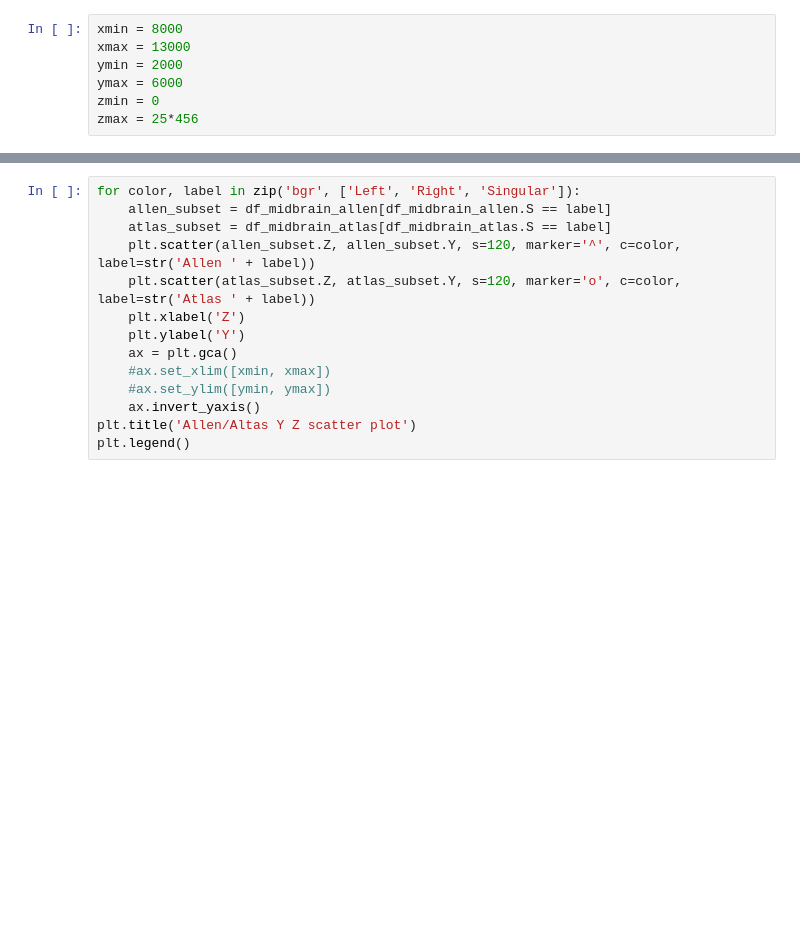
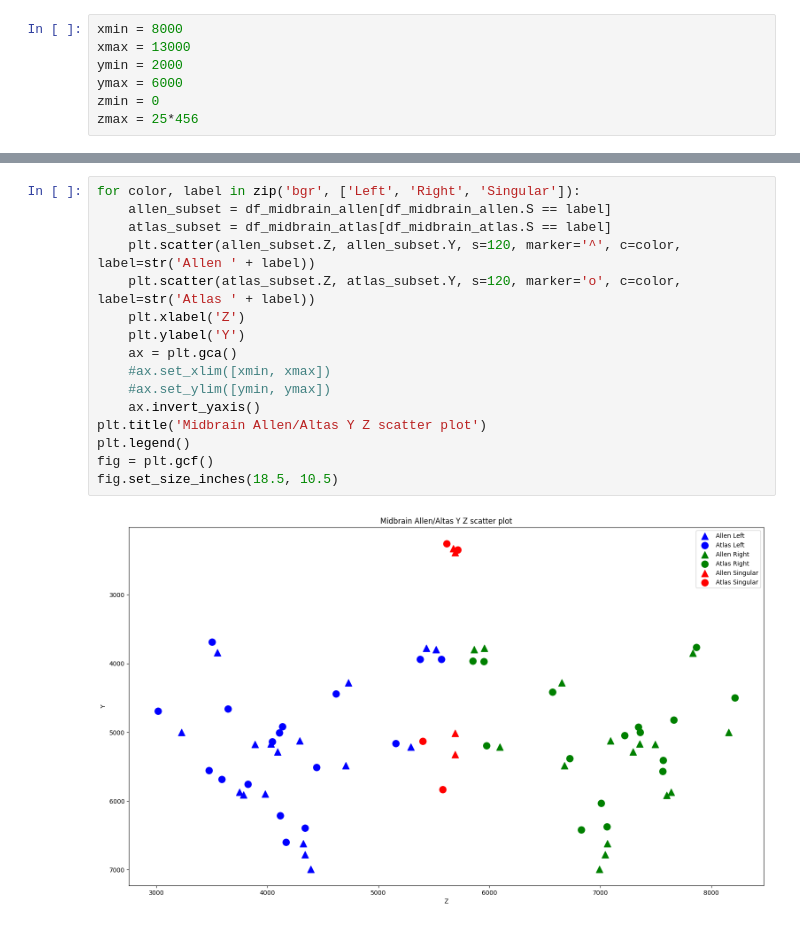
Before and after one commit to BrainSharer/pipeline, a Jupyter notebook: src/atlas/notebooks/allen.atlas.comparison.ipynb, the cells around one changed output, grey strips where cells are left out. Cells and saved outputs as stored; diff of their text form; blank space fills up the shorter version.

```diff
--- a/src/atlas/notebooks/allen.atlas.comparison.ipynb
+++ b/src/atlas/notebooks/allen.atlas.comparison.ipynb
@@ -96,14 +108,18 @@ plt.legend()
 # %%
 for color, label in zip('bgr', ['Left', 'Right', 'Singular']):
     allen_subset = df_midbrain_allen[df_midbrain_allen.S == label]
     atlas_subset = df_midbrain_atlas[df_midbrain_atlas.S == label]
     plt.scatter(allen_subset.Z, allen_subset.Y, s=120, marker='^', c=color, label=str('Allen ' + label))
     plt.scatter(atlas_subset.Z, atlas_subset.Y, s=120, marker='o', c=color, label=str('Atlas ' + label))
     plt.xlabel('Z')
     plt.ylabel('Y')
     ax = plt.gca()
     #ax.set_xlim([xmin, xmax])
     #ax.set_ylim([ymin, ymax])
     ax.invert_yaxis()
-plt.title('Allen/Altas Y Z scatter plot')
+plt.title('Midbrain Allen/Altas Y Z scatter plot')
 plt.legend()
+fig = plt.gcf()
+fig.set_size_inches(18.5, 10.5)
+# %% [output]
+[figure, added]
```
Also changed, not shown: parts of 16 cells of this notebook, 19 other files.
